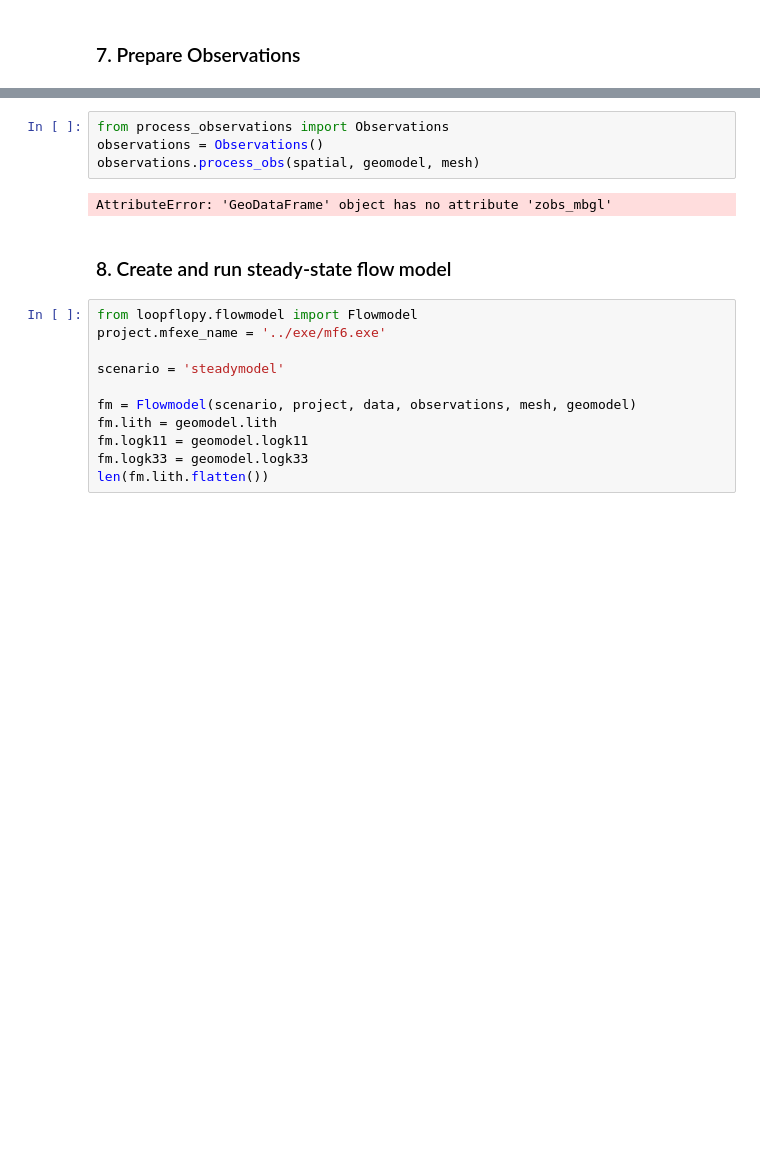
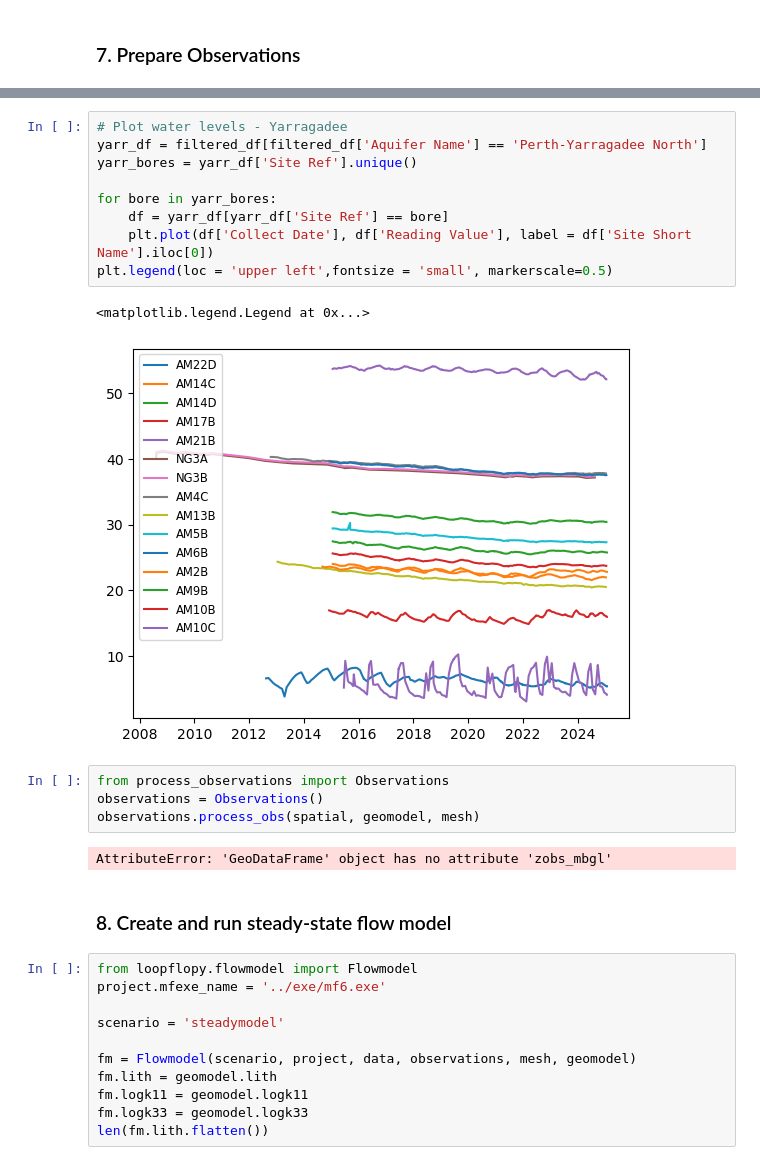
Before and after one commit to malvina-chmielarski/Otorowiri, a Jupyter notebook: scripts/main_script.ipynb, the cells around one changed output, grey strips where cells are left out. Cells and saved outputs as stored; diff of their text form; blank space fills up the shorter version.

```diff
--- a/scripts/main_script.ipynb
+++ b/scripts/main_script.ipynb
@@ -361,3 +484,15 @@ data.process_wel(geomodel, mesh, spatial, wel_q, wel_qlay)
+# %%
+# Plot water levels - Yarragadee
+yarr_df = filtered_df[filtered_df['Aquifer Name'] == 'Perth-Yarragadee North']
+yarr_bores = yarr_df['Site Ref'].unique()
+
+for bore in yarr_bores:
+    df = yarr_df[yarr_df['Site Ref'] == bore]
+    plt.plot(df['Collect Date'], df['Reading Value'], label = df['Site Short Name'].iloc[0])
+plt.legend(loc = 'upper left',fontsize = 'small', markerscale=0.5)
+# %% [output]
+<matplotlib.legend.Legend at 0x...>
+[figure, added]
 # %%
 from process_observations import Observations
 observations = Observations()
```
Also changed, not shown: parts of 19 cells of this notebook, 1 other file.
